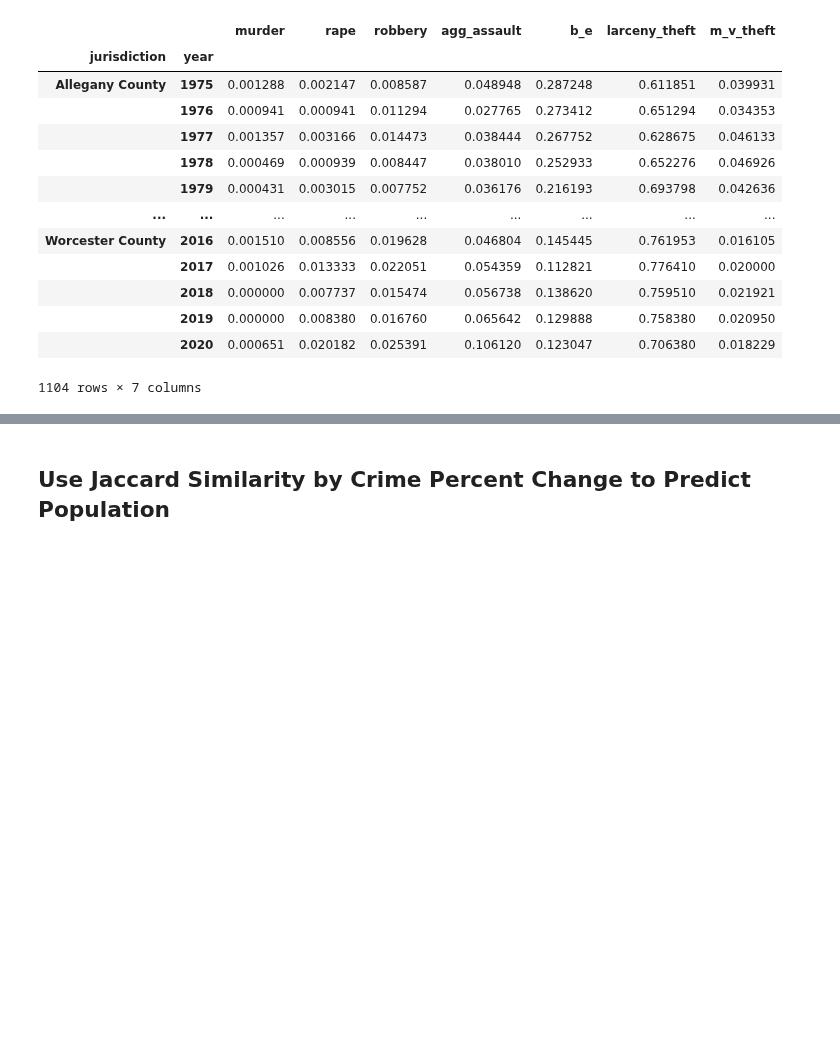
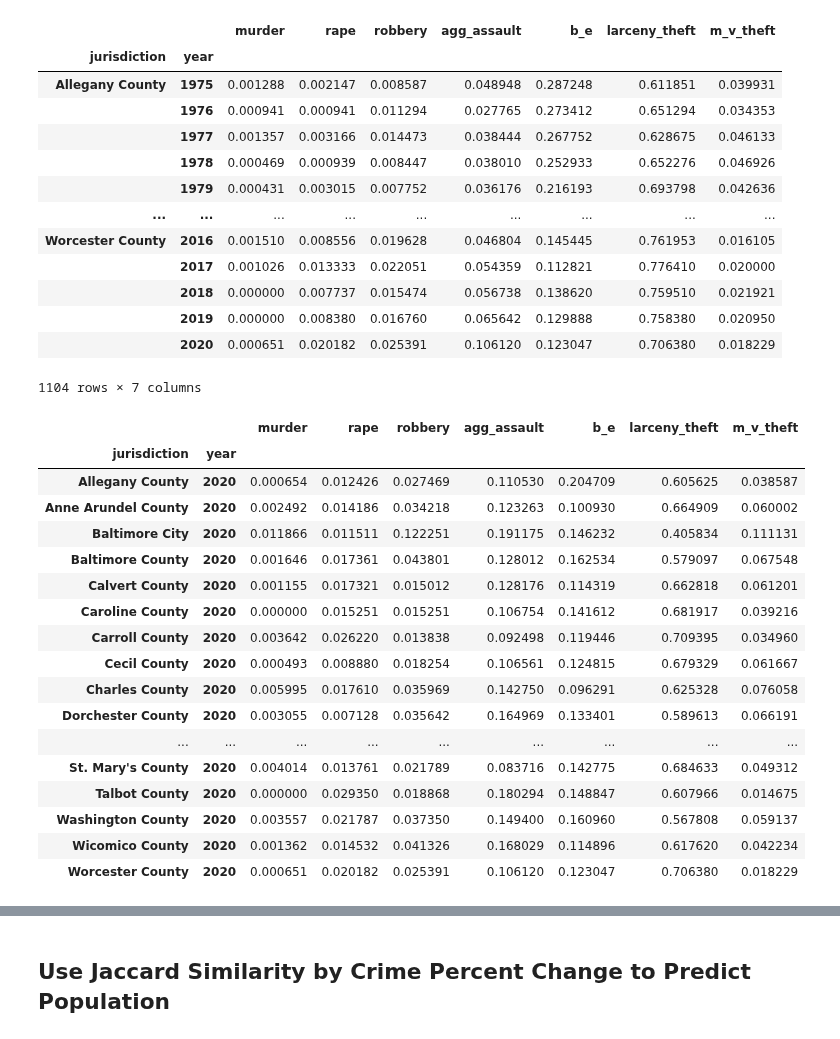
Before and after one commit to kimesco/maryland-crime-project, a Jupyter notebook: exploration.ipynb, the cells around one changed output, grey strips where cells are left out. Saved outputs shown, nothing was run; the diff lists cells and outputs as text; code cells hidden in the pictures; blank space fills up the shorter version.

```diff
--- a/exploration.ipynb
+++ b/exploration.ipynb
@@ -93,3 +93,25 @@ df_crimes_normed
 |  | 2019 | 0.000000 | 0.008380 | 0.016760 | 0.065642 | 0.129888 | 0.758380 | 0.020950 |
 |  | 2020 | 0.000651 | 0.020182 | 0.025391 | 0.106120 | 0.123047 | 0.706380 | 0.018229 |
 1104 rows × 7 columns
+# %%
+df_crimes_2022 = df_crimes_normed.loc(axis=0)[:, [2020]]
+df_crimes_2022
+# %% [output]
+|  |  | murder | rape | robbery | agg_assault | b_e | larceny_theft | m_v_theft |
+| jurisdiction | year |  |  |  |  |  |  |  |
+| Allegany County | 2020 | 0.000654 | 0.012426 | 0.027469 | 0.110530 | 0.204709 | 0.605625 | 0.038587 |
+| Anne Arundel County | 2020 | 0.002492 | 0.014186 | 0.034218 | 0.123263 | 0.100930 | 0.664909 | 0.060002 |
+| Baltimore City | 2020 | 0.011866 | 0.011511 | 0.122251 | 0.191175 | 0.146232 | 0.405834 | 0.111131 |
+| Baltimore County | 2020 | 0.001646 | 0.017361 | 0.043801 | 0.128012 | 0.162534 | 0.579097 | 0.067548 |
+| Calvert County | 2020 | 0.001155 | 0.017321 | 0.015012 | 0.128176 | 0.114319 | 0.662818 | 0.061201 |
+| Caroline County | 2020 | 0.000000 | 0.015251 | 0.015251 | 0.106754 | 0.141612 | 0.681917 | 0.039216 |
+| Carroll County | 2020 | 0.003642 | 0.026220 | 0.013838 | 0.092498 | 0.119446 | 0.709395 | 0.034960 |
+| Cecil County | 2020 | 0.000493 | 0.008880 | 0.018254 | 0.106561 | 0.124815 | 0.679329 | 0.061667 |
+| Charles County | 2020 | 0.005995 | 0.017610 | 0.035969 | 0.142750 | 0.096291 | 0.625328 | 0.076058 |
+| Dorchester County | 2020 | 0.003055 | 0.007128 | 0.035642 | 0.164969 | 0.133401 | 0.589613 | 0.066191 |
+| ... | ... | ... | ... | ... | ... | ... | ... | ... |
+| St. Mary's County | 2020 | 0.004014 | 0.013761 | 0.021789 | 0.083716 | 0.142775 | 0.684633 | 0.049312 |
+| Talbot County | 2020 | 0.000000 | 0.029350 | 0.018868 | 0.180294 | 0.148847 | 0.607966 | 0.014675 |
+| Washington County | 2020 | 0.003557 | 0.021787 | 0.037350 | 0.149400 | 0.160960 | 0.567808 | 0.059137 |
+| Wicomico County | 2020 | 0.001362 | 0.014532 | 0.041326 | 0.168029 | 0.114896 | 0.617620 | 0.042234 |
+| Worcester County | 2020 | 0.000651 | 0.020182 | 0.025391 | 0.106120 | 0.123047 | 0.706380 | 0.018229 |
```
Also changed, not shown: parts of 9 cells of this notebook.
